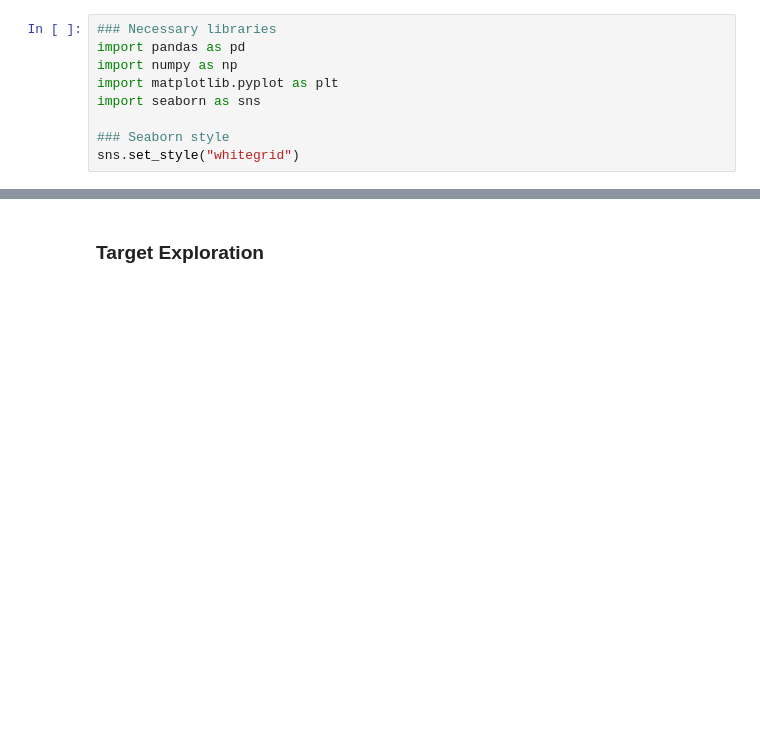
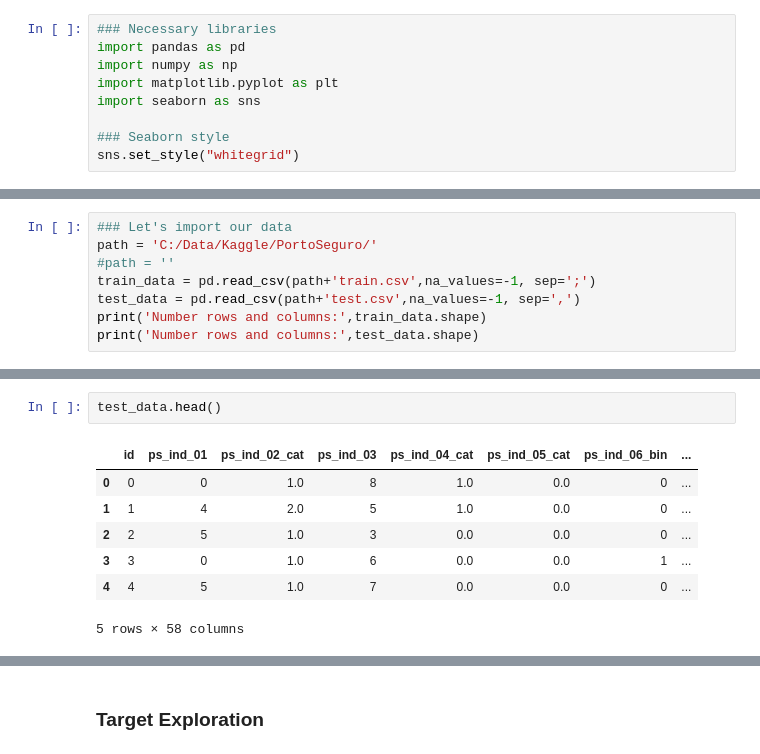
Before and after one commit to torhhu/Kaggle, a Jupyter notebook: data_exploration_notebook.ipynb, the cells around one changed output, grey strips where cells are left out. Cells and saved outputs as stored; diff of their text form; blank space fills up the shorter version.

```diff
--- a/data_exploration_notebook.ipynb
+++ b/data_exploration_notebook.ipynb
@@ -28,0 +18,8 @@ train_data.head()
+# %%
+### Let's import our data
+path = 'C:/Data/Kaggle/PortoSeguro/'
+#path = ''
+train_data = pd.read_csv(path+'train.csv',na_values=-1, sep=';')
+test_data = pd.read_csv(path+'test.csv',na_values=-1, sep=',')
+print('Number rows and columns:',train_data.shape)
+print('Number rows and columns:',test_data.shape)
@@ -29,3 +39,13 @@ train_data.head()
+# %%
+test_data.head()
+# %% [output]
+|  | id | ps_ind_01 | ps_ind_02_cat | ps_ind_03 | ps_ind_04_cat | ps_ind_05_cat | ps_ind_06_bin | ... |
+| 0 | 0 | 0 | 1.0 | 8 | 1.0 | 0.0 | 0 | ... |
+| 1 | 1 | 4 | 2.0 | 5 | 1.0 | 0.0 | 0 | ... |
+| 2 | 2 | 5 | 1.0 | 3 | 0.0 | 0.0 | 0 | ... |
+| 3 | 3 | 0 | 1.0 | 6 | 0.0 | 0.0 | 1 | ... |
+| 4 | 4 | 5 | 1.0 | 7 | 0.0 | 0.0 | 0 | ... |
+5 rows × 58 columns
 # %%
 ### ... check for NAs in sense Pandas understands them
 train_data.isnull().sum()
```
Also changed, not shown: parts of 15 cells of this notebook, 1 other file.
